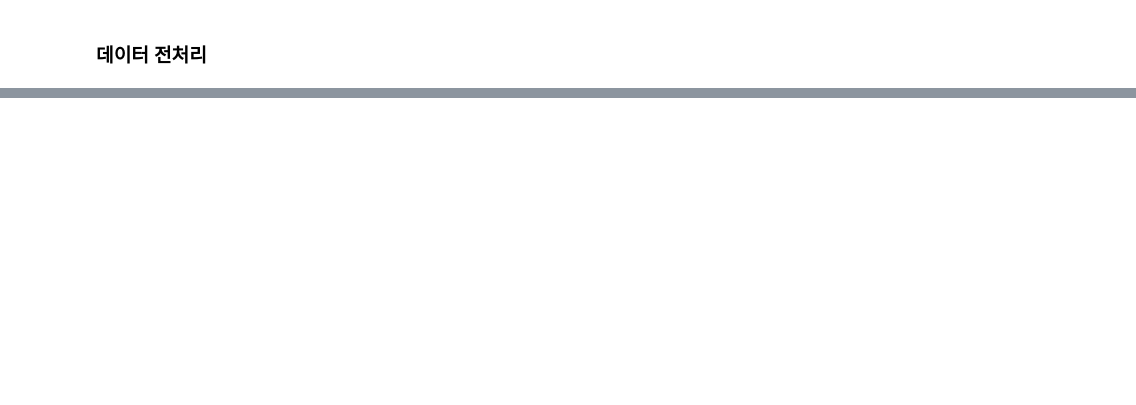
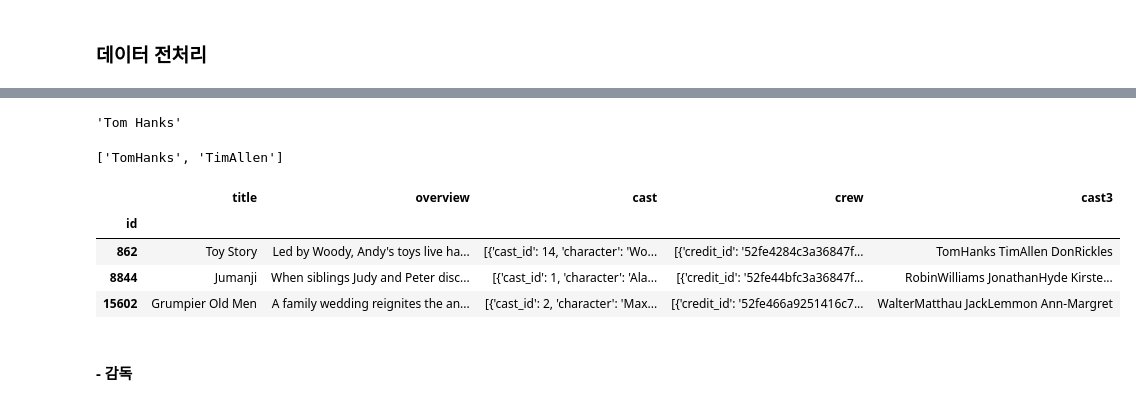
Before and after one commit to 1unasy/MachineLearning-2021-12, a Jupyter notebook: 07.추천시스템/12.영화추천(감독,배우).ipynb, the cells around one changed output, grey strips where cells are left out. Drawn from its saved outputs; the diff is of its cells as text; code cells hidden in the pictures; blank space fills up the shorter version.

```diff
--- a/07.추천시스템/12.영화추천(감독,배우).ipynb
+++ b/07.추천시스템/12.영화추천(감독,배우).ipynb
@@ -24,0 +81,5 @@ movie.shape, info.shape
+# %%
+df = df.head(20000)
+# %%
+df.set_index('id', inplace=True)
+df.head()
@@ -24,0 +100,5 @@ movie.shape, info.shape
+# %%
+# 문자열 내 리스트 가져오기
+from ast import literal_eval
+df.cast = df.cast.apply(literal_eval)
+df.head(3)
@@ -24,0 +111,10 @@ movie.shape, info.shape
+# %%
+df.cast[862][0]['name']
+# %% [output]
+'Tom Hanks'
+# %%
+import re
+actors = ['Tom Hanks', 'Tim Allen']
+list(map(lambda x: re.sub(' ', '', x), actors))
+# %% [output]
+['TomHanks', 'TimAllen']
@@ -24,0 +130,11 @@ movie.shape, info.shape
+# %%
+df['cast3'] = df.cast.apply(get_3cast)
+df.head(3)
+# %% [output]
+|  | title | overview | cast | crew | cast3 |
+| id |  |  |  |  |  |
+| 862 | Toy Story | Led by Woody, Andy's toys live ha... | [{'cast_id': 14, 'character': 'Wo... | [{'credit_id': '52fe4284c3a36847f... | TomHanks TimAllen DonRickles |
+| 8844 | Jumanji | When siblings Judy and Peter disc... | [{'cast_id': 1, 'character': 'Ala... | [{'credit_id': '52fe44bfc3a36847f... | RobinWilliams JonathanHyde Kirste... |
+| 15602 | Grumpier Old Men | A family wedding reignites the an... | [{'cast_id': 2, 'character': 'Max... | [{'credit_id': '52fe466a9251416c7... | WalterMatthau JackLemmon Ann-Margret |
+# %% [markdown]
+#### - 감독
```
Also changed, not shown: parts of 26 cells of this notebook.
